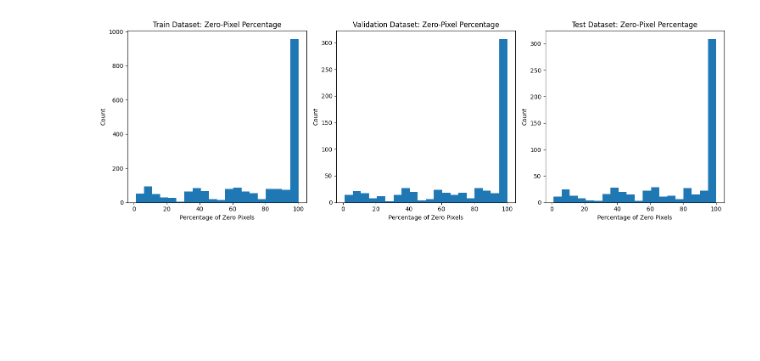
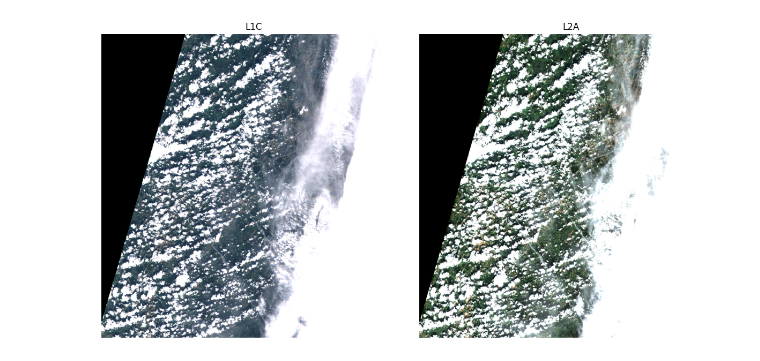
Before and after one commit to sebastien-tetaud/sentinel-2-ai-processor, a Jupyter notebook: dataset/notebook/prepare-dataset-v1.ipynb, the cells around one changed output. Saved outputs shown, nothing was run; the diff lists cells and outputs as text; code cells hidden in the pictures; blank space fills up the shorter version.

```diff
--- a/dataset/notebook/prepare-dataset-v1.ipynb
+++ b/dataset/notebook/prepare-dataset-v1.ipynb
@@ -18 +13,18 @@ df_target = pd.read_csv(f"{BASE_DIR}/output_l2a.csv", index_col=0)
+# %%
+DATASET_VERSION = "V1"
+BASE_DIR = f"/mnt/disk/dataset/sentinel-ai-processor/{DATASET_VERSION}"
+INPUT_DIR = os.path.join(BASE_DIR, "input")
+TARGET_DIR = os.path.join(BASE_DIR, "output")
+
+df_input = pd.read_csv(f"{BASE_DIR}/sample_input_l1c.csv", index_col=0)
+df_target = pd.read_csv(f"{BASE_DIR}/sample_output_l2a.csv", index_col=0)
+
+df_input["l1c_path"] = df_input["Name"].apply(lambda x: os.path.join(INPUT_DIR, os.path.basename(x).replace(".SAFE","")))
+df_target["l2a_path"] = df_target["Name"].apply(lambda x: os.path.join(TARGET_DIR, os.path.basename(x).replace(".SAFE","")))
+
+df_input["l1c_path"] = df_input["l1c_path"].apply(lambda x: glob.glob(os.path.join(x, "*.png")))
+df_input["l1c_path"] = df_input["l1c_path"].apply(lambda file_list: file_list[0] if len(file_list) > 0 else None)
+
+df_target["l2a_path"] = df_target["l2a_path"].apply(lambda x: glob.glob(os.path.join(x, "*.png")))
+df_target["l2a_path"] = df_target["l2a_path"].apply(lambda file_list: file_list[0] if len(file_list) > 0 else None)
 # %%
@@ -129,3 +35,0 @@ def plot_monthly_distribution(df):
-# %%
-df_target = extract_date_info(df_target)
-plot_monthly_distribution(df_target)
@@ -549,29 +36,23 @@ Name: missing_value_percentage, dtype: float64
-# %%
-# Plot histograms of missing values
-import matplotlib.pyplot as plt
-
-plt.figure(figsize=(15, 5))
-
-plt.subplot(1, 3, 1)
-plt.hist(df_train['missing_value_percentage'], bins=20)
-plt.title('Train Dataset: Zero-Pixel Percentage')
-plt.xlabel('Percentage of Zero Pixels')
-plt.ylabel('Count')
-
-plt.subplot(1, 3, 2)
-plt.hist(df_val['missing_value_percentage'], bins=20)
-plt.title('Validation Dataset: Zero-Pixel Percentage')
-plt.xlabel('Percentage of Zero Pixels')
-plt.ylabel('Count')
-
-plt.subplot(1, 3, 3)
-plt.hist(df_test['missing_value_percentage'], bins=20)
-plt.title('Test Dataset: Zero-Pixel Percentage')
-plt.xlabel('Percentage of Zero Pixels')
-plt.ylabel('Count')
-
-plt.tight_layout()
-plt.savefig('missing_value_analysis.png')
-plt.show()
-# %% [output]
-[figure, removed]
+# %%
+random_idx = random.randint(0, 2000)
+image_input = Image.open(df_input["l1c_path"][random_idx])
+image_output = Image.open(df_target["l2a_path"][random_idx])
+
+input_array = np.array(image_input)
+output_array = np.array(image_output)
+
+# Display the RGB composites
+fig, axes = plt.subplots(1, 2, figsize=(12, 6))
+
+axes[0].imshow(input_array)
+axes[0].set_title("L1C")
+axes[0].axis('off')
+
+axes[1].imshow(output_array)
+axes[1].set_title("L2A")
+axes[1].axis('off')
+
+plt.tight_layout()
+plt.show()
+# %% [output]
+[figure, added]
```
Also changed, not shown: parts of 28 cells of this notebook, 4 other files.
